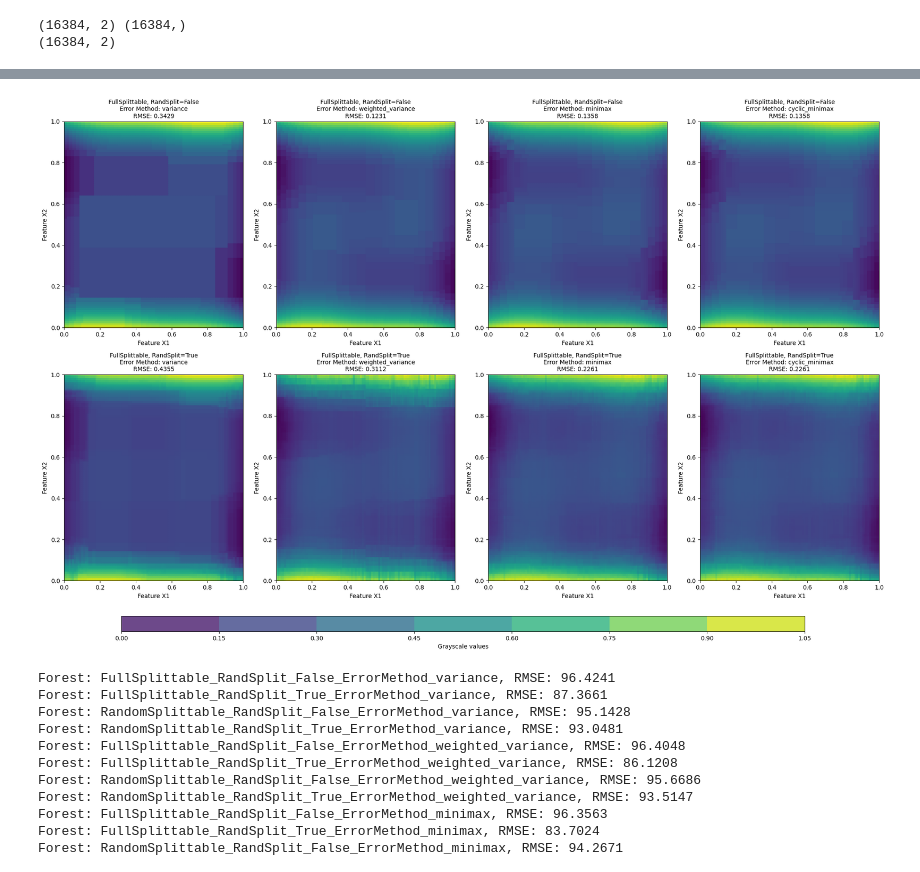
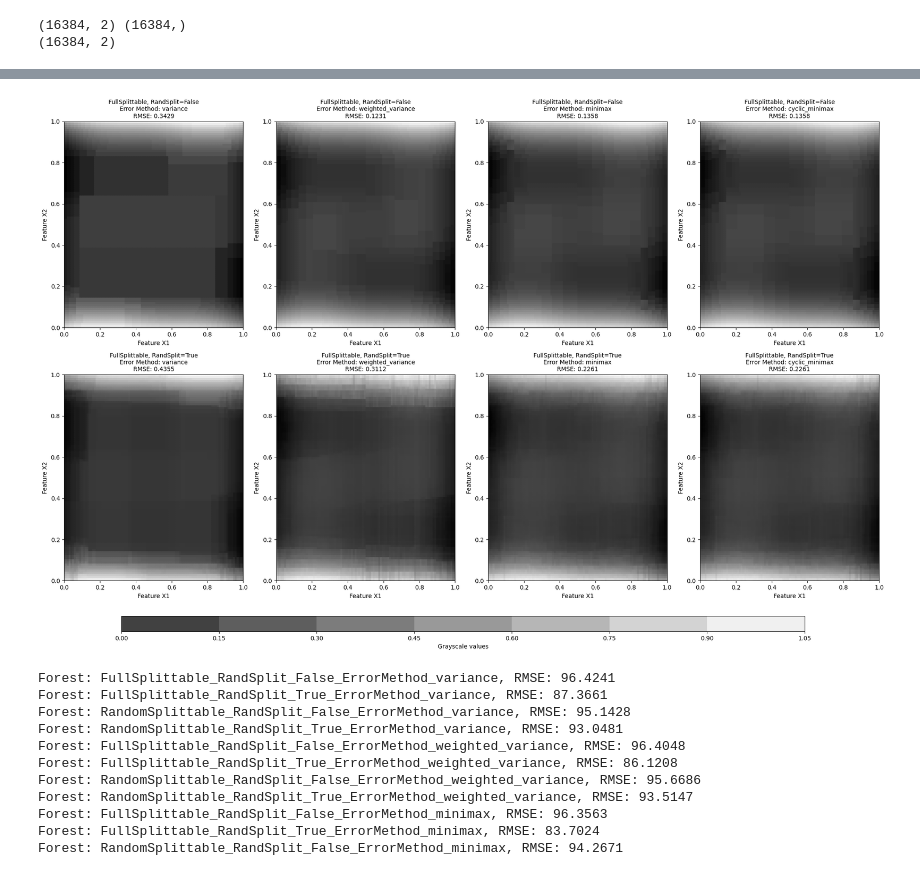
Before and after one commit to hrluo/MinimaxTree, a Jupyter notebook: Forest.ipynb, the cells around one changed output, grey strips where cells are left out. Drawn from its saved outputs; the diff is of its cells as text; code cells hidden in the pictures.

```diff
--- a/Forest.ipynb
+++ b/Forest.ipynb
@@ -994,35 +976,35 @@ fig, axes = plt.subplots(nrows=2, ncols=4, figsize=(20, 12))
 #fig.suptitle('Random Forest Predictions with Different Configurations and Error Methods', fontsize=16)
 
 for col, error_method in enumerate(error_methods):
     for row, (config_type, randomized_split) in enumerate(configurations):
         key = f"{config_type}_RandSplit_{randomized_split}_ErrorMethod_{error_method}"
         predictions = predictions_new_dict.get(key)
         rmse = rmse_results.get(key)
 
         if predictions is not None:
             # Scatter plot of predictions
             ax = axes[row, col]
-            sc = ax.scatter(X_new[:, 0], X_new[:, 1], c=predictions, cmap='viridis', marker='s', s=10)
+            sc = ax.scatter(X_new[:, 0], X_new[:, 1], c=predictions, cmap='gray', marker='s', s=10)
             ax.set_title(f"{config_type}, RandSplit={randomized_split}\nError Method: {error_method}\nRMSE: {rmse:.4f}", fontsize=10)
             ax.set_xlabel('Feature X1')
             ax.set_ylabel('Feature X2')
             ax.set_xlim(X1.min(), X1.max())
             ax.set_ylim(X2.min(), X2.max())
             #ax.grid(True)
 
 # Adjust the layout to make room for the colorbar
 plt.tight_layout(rect=[0.1, -0.05, 0.8, .3])
 fig.subplots_adjust(bottom=0.25,top=2.)
 
 # Add a colorbar at the bottom
 cbar_ax = fig.add_axes([0.1, -0.05, 0.8, 0.03])
 cbar = fig.colorbar(im, cax=cbar_ax, orientation='horizontal')
 cbar.set_label('Grayscale values')
 
 plt.tight_layout()
 plt.show()
 # %% [output]
-[figure, old version]
+[figure, new version]
 # %%
 from sklearn.datasets import make_regression
 from sklearn.model_selection import train_test_split
```
Also changed, not shown: parts of 5 cells of this notebook, 5 other files.
